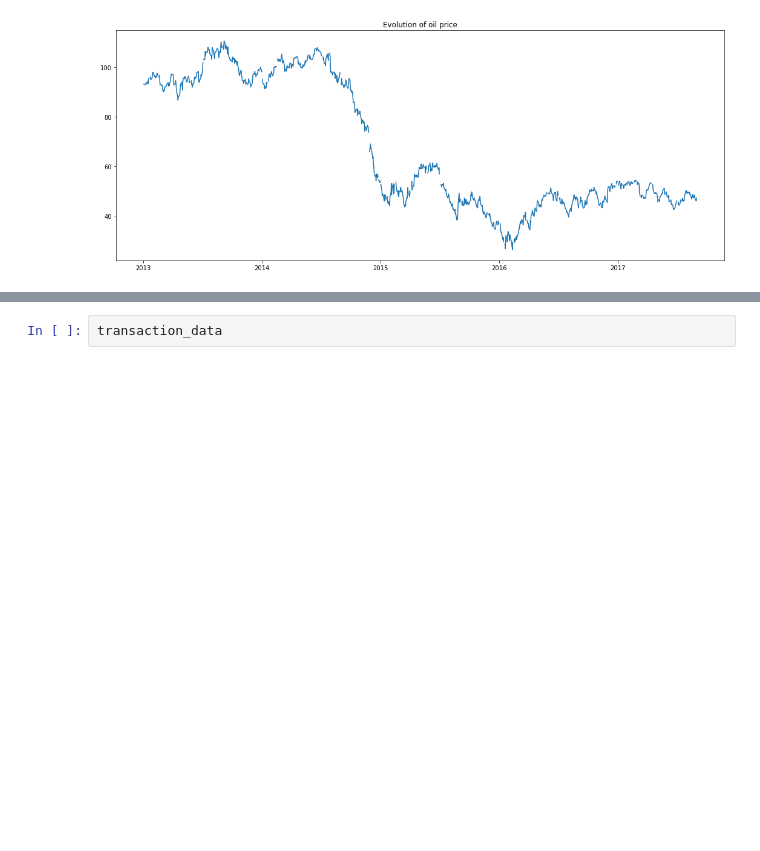
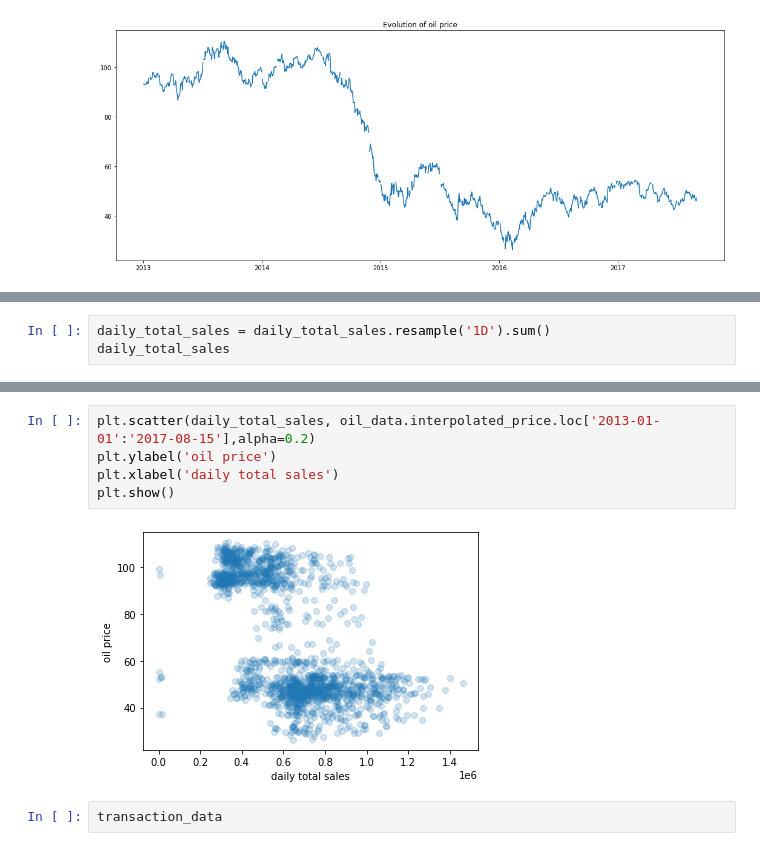
Before and after one commit to pascalHuang/Kaggle-Store-Sales, a Jupyter notebook: Store Sales - Time Series Forecasting.ipynb, the cells around one changed output, grey strips where cells are left out. Drawn from its saved outputs; the diff is of its cells as text; blank space fills up the shorter version.

```diff
--- a/Store Sales - Time Series Forecasting.ipynb
+++ b/Store Sales - Time Series Forecasting.ipynb
@@ -199,0 +219,3 @@ store_data.head(10)
+# %%
+daily_total_sales = daily_total_sales.resample('1D').sum()
+daily_total_sales
@@ -200,3 +252,10 @@ store_data.head(10)
+# %%
+plt.scatter(daily_total_sales, oil_data.interpolated_price.loc['2013-01-01':'2017-08-15'],alpha=0.2)
+plt.ylabel('oil price')
+plt.xlabel('daily total sales')
+plt.show()
+# %% [output]
+[figure, added]
 # %%
 transaction_data
 # %% [output]
```
Also changed, not shown: parts of 50 cells of this notebook.
